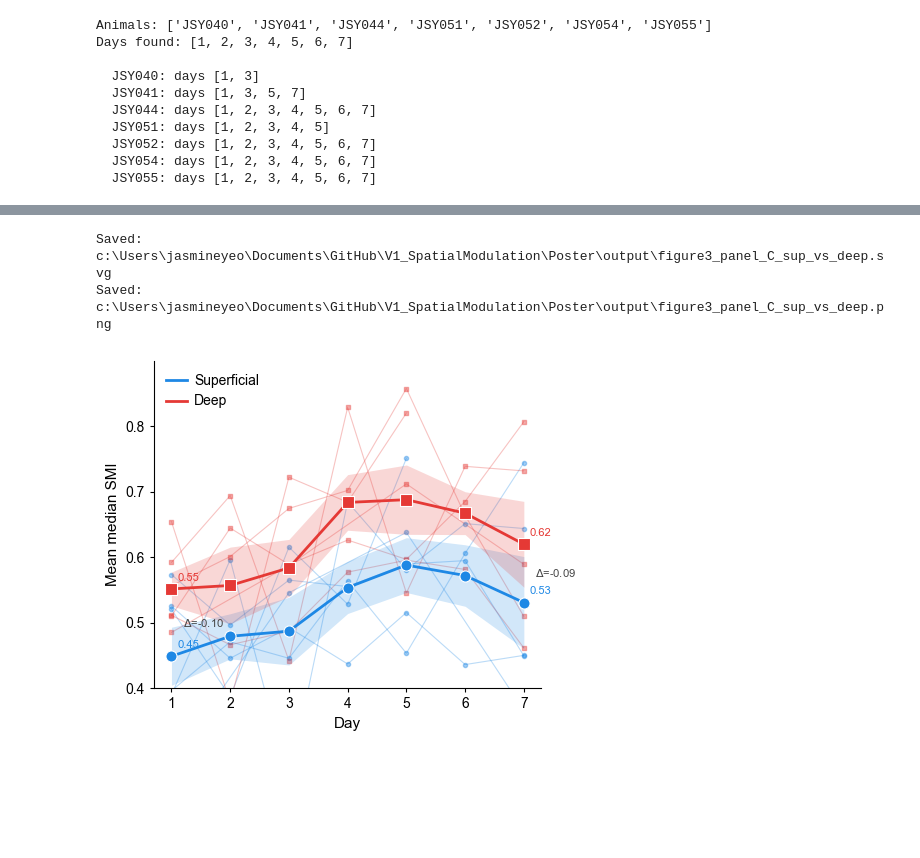
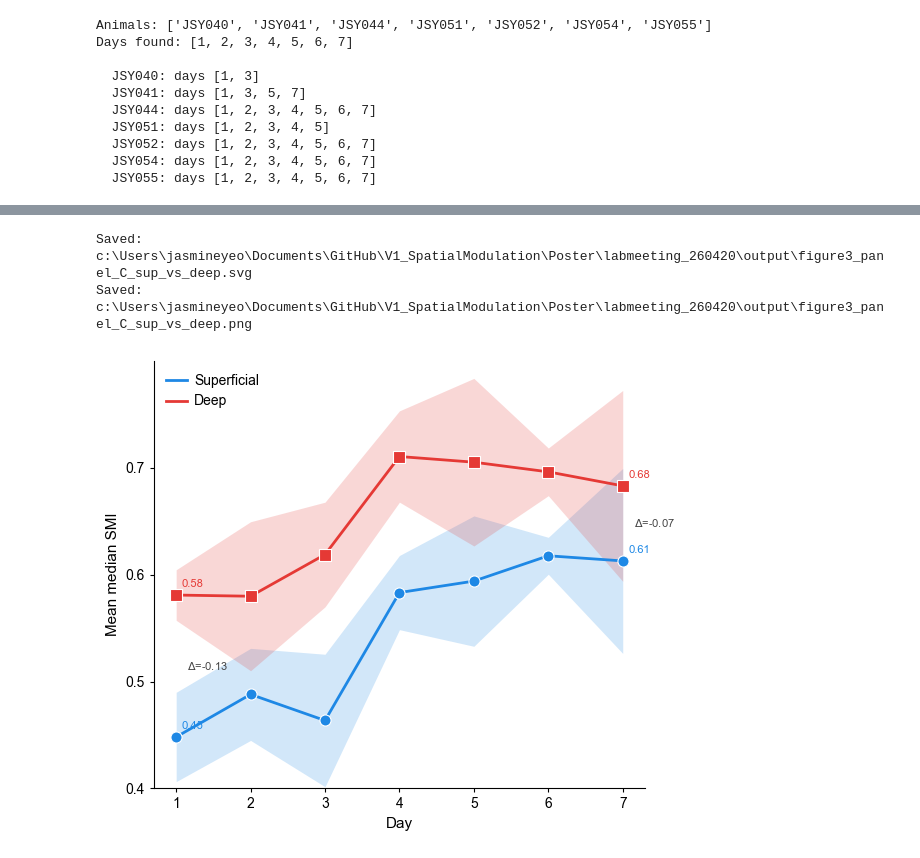
Before and after one commit to jasmineyeo/V1_SpatialModulation, a Jupyter notebook: Poster/260313_mcdb_deparmental/Figure3_SMIDevelopment.ipynb, the cells around one changed output, grey strips where cells are left out. Cells and saved outputs as stored; diff of their text form; code cells hidden in the pictures; blank space fills up the shorter version.

```diff
--- a/Poster/260313_mcdb_deparmental/Figure3_SMIDevelopment.ipynb
+++ b/Poster/260313_mcdb_deparmental/Figure3_SMIDevelopment.ipynb
@@ -24,7 +24,7 @@ LAYER_COLORS = {'L2/3': '#1E88E5', 'L4': '#FF9800', 'L5': '#4CAF50', 'L6': '#E53
 LANDMARKS    = {32: 'LD1', 60: 'LD2', 88: 'LD3', 116: 'LD4'}
 MAX_DAY      = 7
 
-OUTPUT_DIR = os.path.join(os.path.dirname(os.path.abspath('')), 'Poster', 'output')
+OUTPUT_DIR = os.path.join(os.path.dirname(os.path.abspath('')), 'labmeeting_260420', 'output')
 os.makedirs(OUTPUT_DIR, exist_ok=True)
 print('Config loaded.')
 # %% [output]
@@ -87,7 +87,8 @@ Days found: [1, 2, 3, 4, 5, 6, 7]
 # Run the load cell first to see which animals are available, then edit this
 # list to keep only the ones you want. Set to None to include all.
 
-INCLUDE_ANIMALS = ['JSY041','JSY044','JSY051','JSY052', 'JSY054','JSY055']
+# INCLUDE_ANIMALS = ['JSY041','JSY044','JSY051','JSY052', 'JSY054','JSY055']
+INCLUDE_ANIMALS = ['JSY040','JSY051','JSY052', 'JSY054','JSY055']
 
 # â”€â”€â”€â”€â”€â”€â”€â”€â”€â”€â”€â”€â”€â”€â”€â”€â”€â”€â”€â”€â”€â”€â”€â”€â”€â”€â”€â”€â”€â”€â”€â”€â”€â”€â”€â”€â”€â”€â”€â”€â”€â”€â”€â”€â”€â”€â”€â”€â”€â”€â”€â”€â”€â”€â”€â”€â”€â”€â”€â”€â”€â”€â”€â”€â”€â”€â”€â”€â”€â”€â”€â”€â”€â”€â”€â”€â”€
 if INCLUDE_ANIMALS is not None:
@@ -319,21 +395,21 @@ for animal in animals:
             deep_by_day[day].append(val)
             deep_by_animal[animal][day] = val
 
-fig_c, ax = plt.subplots(figsize=(5, 4))
+fig_c, ax = plt.subplots(figsize=(6, 5))
 
 for label, color, by_day, by_animal_d, marker in [
     ('Superficial', SUP_COLOR,  sup_by_day,  sup_by_animal,  'o'),
     ('Deep',        DEEP_COLOR, deep_by_day, deep_by_animal, 's'),
 ]:
-    # Individual animal traces
-    for animal in animals:
-        ad = by_animal_d[animal]
-        if not ad:
-            continue
-        axs = sorted(ad.keys())
-        ays = [ad[d] for d in axs]
-        ax.plot(axs, ays, color=color, lw=0.8, alpha=0.3, zorder=1)
-        ax.scatter(axs, ays, color=color, s=3**2, alpha=0.4, zorder=2, marker=marker)
+    # # Individual animal traces
+    # for animal in animals:
+    #     ad = by_animal_d[animal]
+    #     if not ad:
+    #         continue
+    #     axs = sorted(ad.keys())
+    #     ays = [ad[d] for d in axs]
+    #     ax.plot(axs, ays, color=color, lw=0.8, alpha=0.3, zorder=1)
+    #     ax.scatter(axs, ays, color=color, s=3**2, alpha=0.4, zorder=2, marker=marker)
 
     # Mean Â± SEM
     xs, ys, errs = [], [], []
@@ -366,36 +442,36 @@ for day_val in [all_days[0], all_days[-1]]:
     d_vals = deep_by_day[day_val]
     if s_vals and d_vals:
         gap = np.mean(s_vals) - np.mean(d_vals)
         ax.annotate(f'$\Delta$={gap:.2f}',
                     xy=(day_val, (np.mean(s_vals) + np.mean(d_vals)) / 2),
                     xytext=(8, 0), textcoords='offset points',
                     fontsize=8, color='#444444', va='center', fontfamily='Arial')
 
 ax.set_xlabel('Day', fontsize=11)
 ax.set_ylabel('Mean median SMI', fontsize=11)
 ax.set_xticks(all_days)
 ax.set_xlim(all_days[0] - 0.3, all_days[-1] + 0.3)
-ax.set_ylim(0.4, 0.9)
-ax.set_yticks([0.4, 0.5, 0.6, 0.7, 0.8])
+ax.set_ylim(0.4, 0.8)
+ax.set_yticks([0.4, 0.5, 0.6, 0.7])
 ax.tick_params(axis='both', labelsize=10, length=3, width=0.8)
 
 # ax.yaxis.grid(True, color='#CCCCCC', lw=0.6, zorder=0)
 # ax.xaxis.grid(True, color='#CCCCCC', lw=0.6, zorder=0)
 ax.set_axisbelow(True)
 ax.spines[['top', 'right']].set_visible(False)
 ax.spines[['left', 'bottom']].set_linewidth(0.8)
 
 ax.legend(fontsize=10, frameon=False, loc='upper left',
           handlelength=1.5, handletextpad=0.5)
 
 plt.tight_layout()
 for ext in ('.svg', '.png'):
     out = os.path.join(OUTPUT_DIR, f'figure3_panel_C_sup_vs_deep{ext}')
     fig_c.savefig(out, dpi=300, bbox_inches='tight', format=ext.lstrip('.'))
     print(f'Saved: {out}')
 plt.show()
 # %% [output]
-Saved: c:\Users\jasmineyeo\Documents\GitHub\V1_SpatialModulation\Poster\output\figure3_panel_C_sup_vs_deep.svg
-Saved: c:\Users\jasmineyeo\Documents\GitHub\V1_SpatialModulation\Poster\output\figure3_panel_C_sup_vs_deep.png
+Saved: c:\Users\jasmineyeo\Documents\GitHub\V1_SpatialModulation\Poster\labmeeting_260420\output\figure3_panel_C_sup_vs_deep.svg
+Saved: c:\Users\jasmineyeo\Documents\GitHub\V1_SpatialModulation\Poster\labmeeting_260420\output\figure3_panel_C_sup_vs_deep.png
-[figure, old version]
+[figure, new version]
 # %%
```
Also changed, not shown: parts of 7 cells of this notebook, 19 other files.
